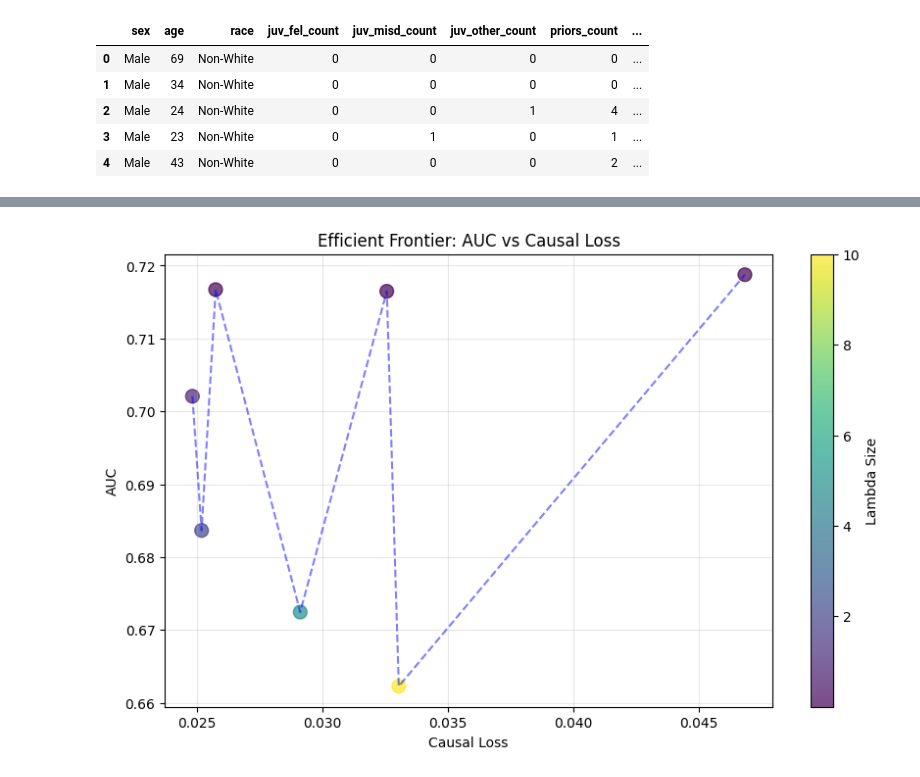
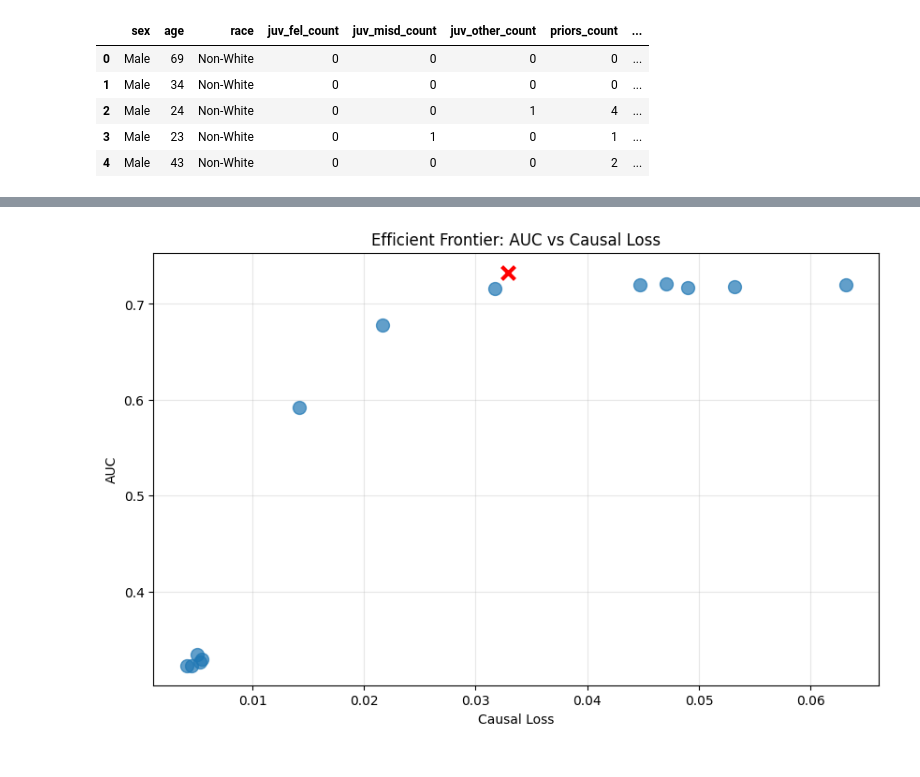
Before and after one commit to alanmrsa/CFA-Python, a Jupyter notebook: experiments/test_efficient_frontier.ipynb, the cells around one changed output, grey strips where cells are left out. Saved outputs shown, nothing was run; the diff lists cells and outputs as text; code cells hidden in the pictures.

```diff
--- a/experiments/test_efficient_frontier.ipynb
+++ b/experiments/test_efficient_frontier.ipynb
@@ -119,15 +102,29 @@ for lmbd in lmbd_size:
+# %%
+causal_loss = []
+for lmbd in lmbd_seq:
+    slice = fair_pred.yhat_meas.loc[fair_pred.yhat_meas['lmbd'] == lmbd]
+    l = 0
+    for effect in ['nde', 'expse_x0', 'expse_x1']:  #no nie as nie in BN set
+        l += np.abs(slice.loc[slice['measure'] == effect, 'value'].iloc[0])
+    causal_loss.append(l)
+
+auc = []
+for lmbd in lmbd_seq:
+    slice = fair_pred.yhat_meas.loc[fair_pred.yhat_meas['lmbd'] == lmbd]
+    auc.append(slice['auc'].values[0])
 # %%
 plt.figure(figsize=(10, 6))
-plt.scatter(causal_loss, auc, c=lmbd_size,  s=100, alpha=0.7)
-plt.colorbar(label='Lambda Size')
+plt.scatter(causal_loss, auc,  s=100, alpha=0.7)
 
-points = sorted(zip(causal_loss, auc, lmbd_size))
-causal_loss_sorted, auc_sorted, _ = zip(*points)
-plt.plot(causal_loss_sorted, auc_sorted, 'b--', alpha=0.5)
+fio_x = 0.0329
+fio_y = 0.7329
+plt.scatter(fio_x, fio_y, color='red', marker='x', s=100,
+            label='Special point', linewidth=3)
+
 
 plt.xlabel('Causal Loss')
 plt.ylabel('AUC')
 plt.title('Efficient Frontier: AUC vs Causal Loss')
 plt.grid(True, alpha=0.3)
 # %% [output]
-[figure, old version]
+[figure, new version]
```
Also changed, not shown: parts of 2 cells of this notebook, 9 other files.
